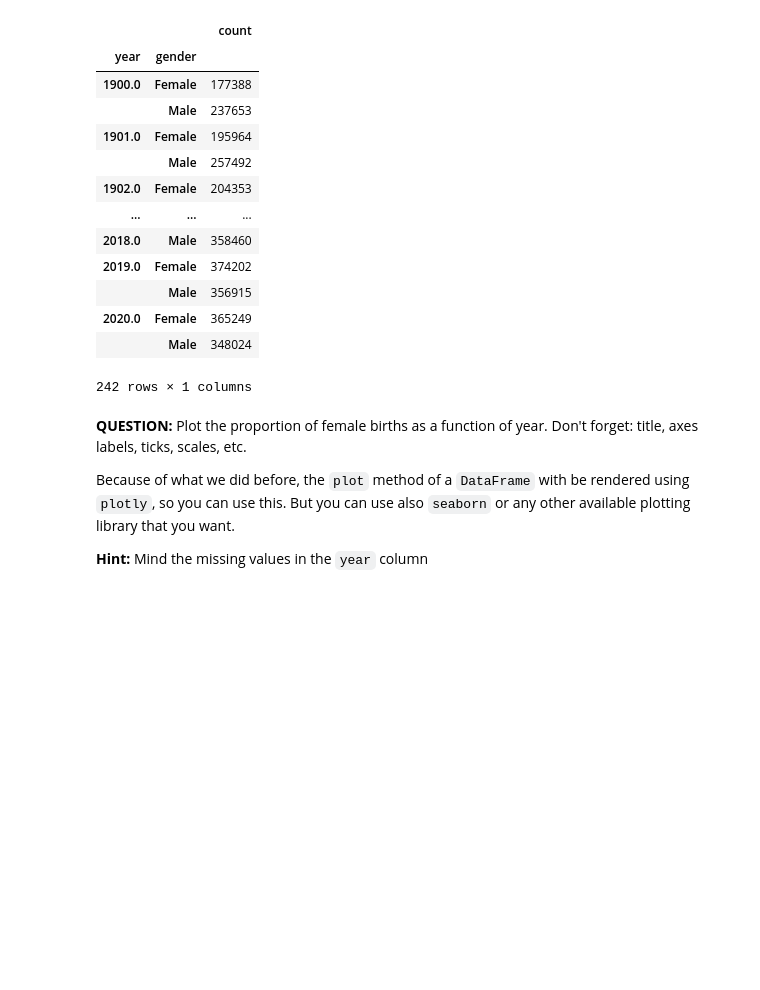
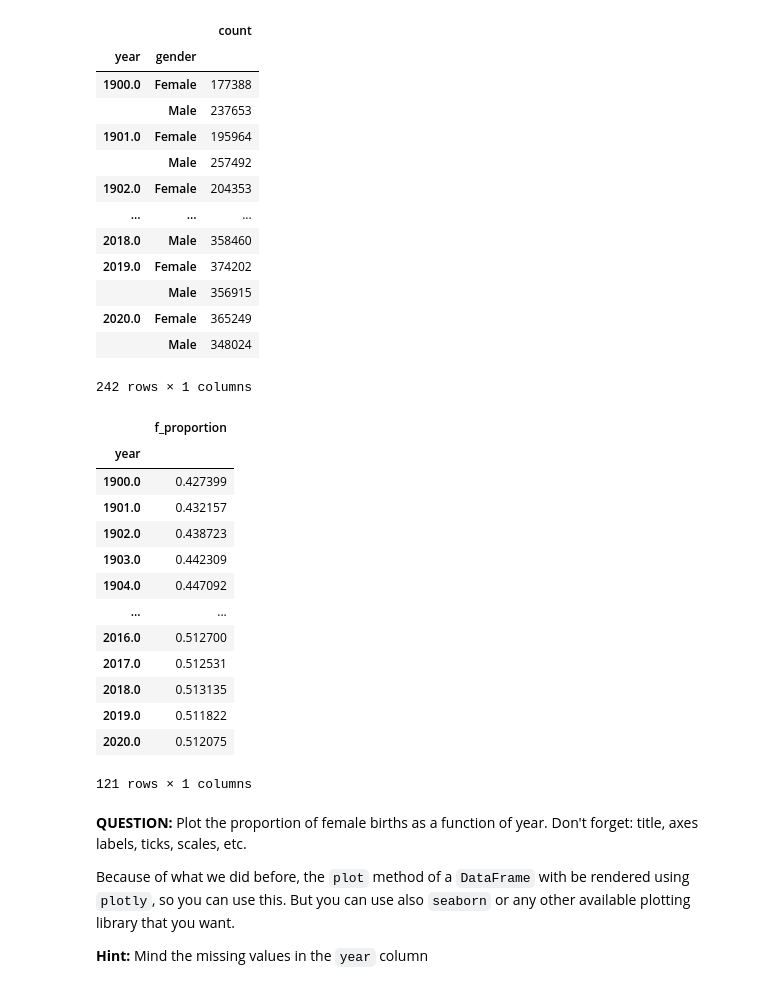
Before and after one commit to GameChangerMT/Big-Data-Technologies-Course, a Jupyter notebook: homework01/homework01.ipynb, the cells around one changed output. Drawn from its saved outputs; the diff is of its cells as text; code cells hidden in the pictures; blank space fills up the shorter version.

```diff
--- a/homework01/homework01.ipynb
+++ b/homework01/homework01.ipynb
@@ -400,6 +397,25 @@ data2
 | 2020.0 | Female | 365249 |
 |  | Male | 348024 |
 242 rows × 1 columns
+# %%
+data3 =  data[data['gender']=='Female'].groupby(['year']).sum() / data.groupby(['year']).sum()
+data3 = data3.rename(columns={"count":"f_proportion"})
+data3
+# %% [output]
+|  | f_proportion |
+| year |  |
+| 1900.0 | 0.427399 |
+| 1901.0 | 0.432157 |
+| 1902.0 | 0.438723 |
+| 1903.0 | 0.442309 |
+| 1904.0 | 0.447092 |
+| ... | ... |
+| 2016.0 | 0.512700 |
+| 2017.0 | 0.512531 |
+| 2018.0 | 0.513135 |
+| 2019.0 | 0.511822 |
+| 2020.0 | 0.512075 |
+121 rows × 1 columns
 # %% [markdown]
 **QUESTION:** Plot the proportion of female births as a function of year. Don't forget: title, axes labels, ticks, scales, etc.
 
```
Also changed, not shown: parts of 4 cells of this notebook.
